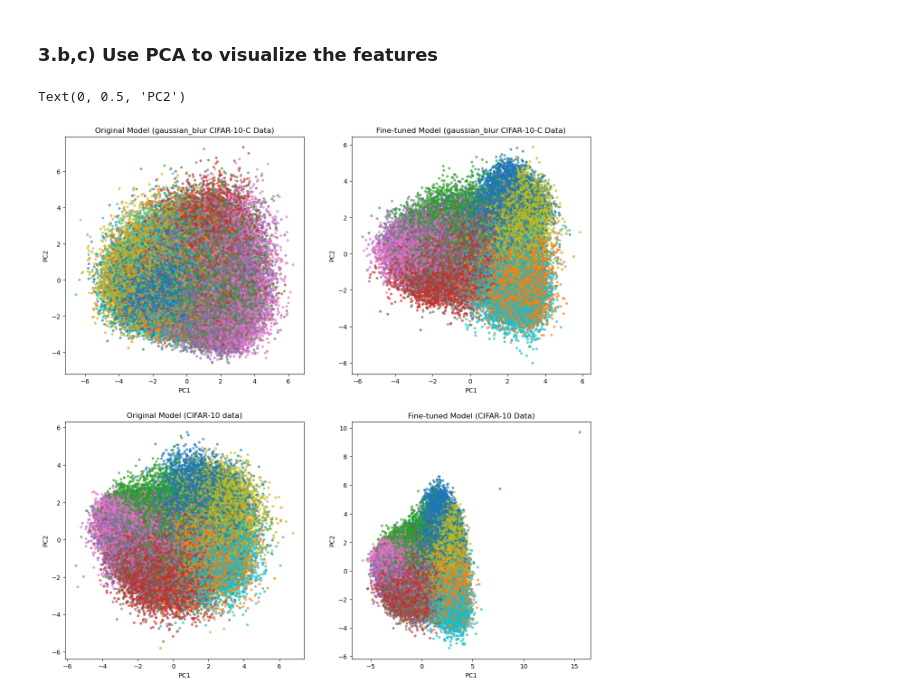
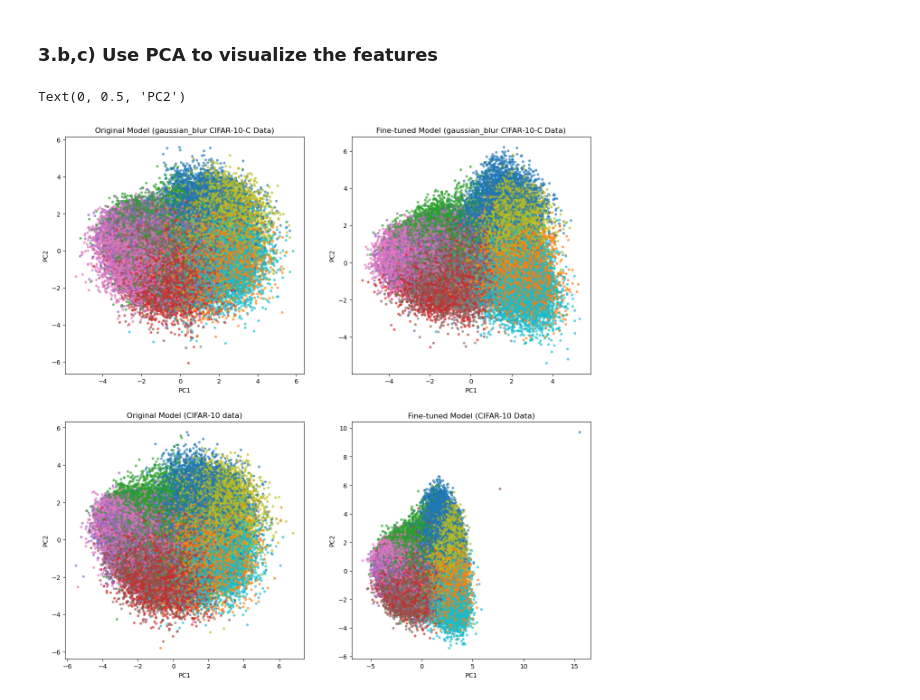
Before and after one commit to tejashmore25/Image-Processing-Assignment, a Jupyter notebook: Assignment 5/DIP_Assignment_5.ipynb, the cells around one changed output. Drawn from its saved outputs; the diff is of its cells as text; code cells hidden in the pictures.

```diff
--- a/Assignment 5/DIP_Assignment_5.ipynb
+++ b/Assignment 5/DIP_Assignment_5.ipynb
@@ -409,28 +412,31 @@ pca = PCA(n_components = 2)
 # %%
-pca_cifar10_original = pca.fit_transform(train_features_cifar10)
-pca_cifar10_finetune = pca.fit_transform(finetune_train_feature_cifar10)
+pca_pre = PCA(n_components=2)
+pca_fine = PCA(n_components=2)
 
-pca_cifar10c_original = pca.fit_transform(feature_cifar10c)
-pca_cifar10c_finetune = pca.fit_transform(finetuned_feature_cifar10c)
+pca_cifar10_original = pca_pre.fit_transform(train_features_cifar10)
+pca_cifar10c_original = pca_pre.transform(feature_cifar10c)
+
+pca_cifar10_finetune = pca_fine.fit_transform(finetune_train_feature_cifar10)
+pca_cifar10c_finetune = pca_fine.transform(finetuned_feature_cifar10c)
 # %%
 fig, axes = plt.subplots(nrows=2, ncols=2, figsize=(15,15))
 axes[0, 0].scatter(pca_cifar10c_original[:, 0], pca_cifar10c_original[:, 1], c=label_cifar10c, cmap='tab10', alpha=0.6, s=10)
-axes[0, 0].set_title(f"""Original Model ({corruption_type[corruption_type_index]} CIFAR-10-C Data)""")
+axes[0, 0].set_title(f"""Original Model ({corruption_type[corruption_type_index] if 'corruption_type' in globals() else ""} CIFAR-10-C Data)""")
 axes[0, 0].set_xlabel("PC1")
 axes[0, 0].set_ylabel("PC2")
 axes[0, 1].scatter(pca_cifar10c_finetune[:, 0], pca_cifar10c_finetune[:, 1], c=finetuned_label_cifar10c, cmap='tab10', alpha=0.6, s=10)
-axes[0, 1].set_title(f"""Fine-tuned Model ({corruption_type[corruption_type_index]} CIFAR-10-C Data)""")
+axes[0, 1].set_title(f"""Fine-tuned Model ({corruption_type[corruption_type_index] if 'corruption_type' in globals() else ""} CIFAR-10-C Data)""")
 axes[0, 1].set_xlabel("PC1")
 axes[0, 1].set_ylabel("PC2")
 
 axes[1, 0].scatter(pca_cifar10_original[:, 0], pca_cifar10_original[:, 1], c=train_labels_cifar10, cmap='tab10', alpha=0.6, s=10 )
 axes[1, 0].set_title(f"""Original Model (CIFAR-10 data)""")
 axes[1, 0].set_xlabel("PC1")
 axes[1, 0].set_ylabel("PC2")
 axes[1, 1].scatter(pca_cifar10_finetune[:, 0], pca_cifar10_finetune[:, 1], c=finetuned_train_label_cifar10, cmap='tab10', alpha=0.6, s=10 )
 axes[1, 1].set_title(f"""Fine-tuned Model (CIFAR-10 Data)""")
 axes[1, 1].set_xlabel("PC1")
 axes[1, 1].set_ylabel("PC2")
 # %% [output]
 Text(0, 0.5, 'PC2')
-[figure, old version]
+[figure, new version]
```
Also changed, not shown: parts of 10 cells of this notebook.
